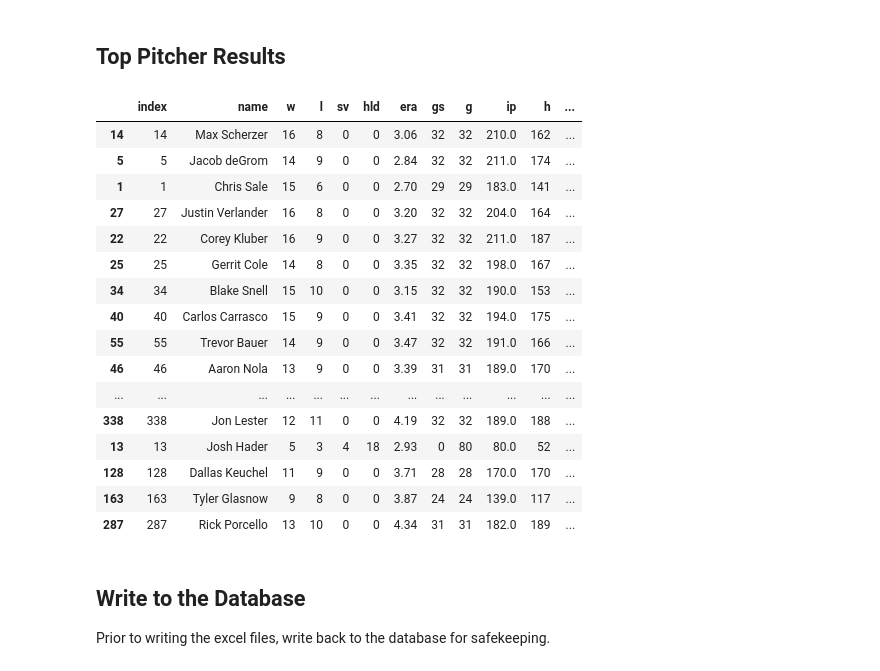
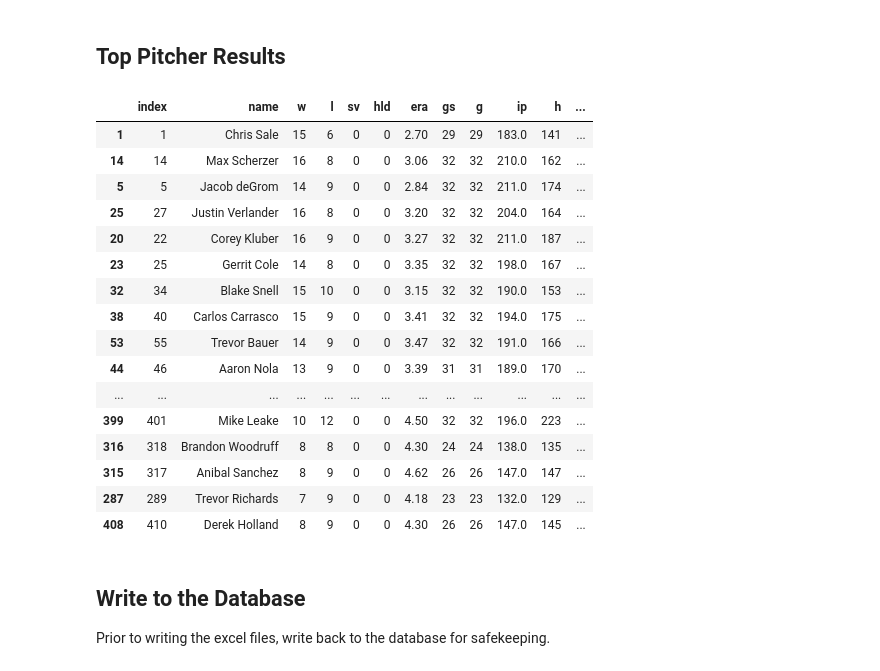
Before and after one commit to zmsy/notebooks, a Jupyter notebook: Player Z-scores.ipynb, the cells around one changed output. Saved outputs shown, nothing was run; the diff lists cells and outputs as text; code cells hidden in the pictures.

Commit message:
add some filters for noise on relief pitchers

```diff
--- a/Player Z-scores.ipynb
+++ b/Player Z-scores.ipynb
@@ -58,8 +59,8 @@ For each of the players, we calculate a z-score based on how they compare to the
 - After each is totaled, the z-scores are totaled and then z-scored again to make a single number. This is done so that we can compare pitchers and batters into the same chart.
 # %%
 # read in information from postgres
-dfp = pd.read_sql("select * from fantasy.pitchers_projections_depth_charts", conn)
-dfb = pd.read_sql("select * from fantasy.batters_projections_depth_charts", conn)
+dfp = pd.read_sql("select * from fantasy.pitchers_projections_depth_charts where ip > 0.0", conn)
+dfb = pd.read_sql("select * from fantasy.batters_projections_depth_charts where pa > 50", conn)
 # %%
 # create any calculated columns necessary
 dfb['k_pct'] = dfb['so'] / dfb['ab']
@@ -69,6 +70,8 @@ dfb['rc'] = dfb['ab'] * dfb['obp'] * dfb['slg']
 # https://yourfantasyjoe.blogspot.com/2010/02/projecting-quality-starts.html
 # xQS = GS * (.4650115 - (ERA * .0872381) + ((IP/GS) * .0746775))
 dfp['qs'] = dfp['gs'] * (0.4650115 - (dfp['era'] * 0.0872381) + ((dfp['ip']/dfp['gs']) * .0746775))
+dfp.fillna(value={'qs': 0.0}, inplace=True)
+print()
 # %%
 # thresholds for batters and pitchers
 MINIMUM_INNINGS_PITCHED = 100
@@ -94,7 +97,8 @@ dfp_score_cols = {
     "so": {"dir": 1, "weight": 1.0},
     "whip": {"dir": -1, "weight": 1.5},
     "k-9": {"dir": 1, "weight": 1.3},
-    "qs": {"dir": 1, "weight": 1.0}
+    "qs": {"dir": 1, "weight": 1.0},
+    "gs": {"dir": 1, "weight": 0.35}
 }
 dfb_weight = 1.0
 dfp_weight = 0.88
@@ -188,25 +192,25 @@ dfb.head(50)
 ## Top Pitcher Results
 # %%
 ## Top Pitchers
-dfp.head(50)
+dfp.head(100)
 # %% [output]
 |  | index | name | w | l | sv | hld | era | gs | g | ip | h | ... |
+| 1 | 1 | Chris Sale | 15 | 6 | 0 | 0 | 2.70 | 29 | 29 | 183.0 | 141 | ... |
 | 14 | 14 | Max Scherzer | 16 | 8 | 0 | 0 | 3.06 | 32 | 32 | 210.0 | 162 | ... |
 | 5 | 5 | Jacob deGrom | 14 | 9 | 0 | 0 | 2.84 | 32 | 32 | 211.0 | 174 | ... |
-| 1 | 1 | Chris Sale | 15 | 6 | 0 | 0 | 2.70 | 29 | 29 | 183.0 | 141 | ... |
-| 27 | 27 | Justin Verlander | 16 | 8 | 0 | 0 | 3.20 | 32 | 32 | 204.0 | 164 | ... |
-| 22 | 22 | Corey Kluber | 16 | 9 | 0 | 0 | 3.27 | 32 | 32 | 211.0 | 187 | ... |
-| 25 | 25 | Gerrit Cole | 14 | 8 | 0 | 0 | 3.35 | 32 | 32 | 198.0 | 167 | ... |
-| 34 | 34 | Blake Snell | 15 | 10 | 0 | 0 | 3.15 | 32 | 32 | 190.0 | 153 | ... |
-| 40 | 40 | Carlos Carrasco | 15 | 9 | 0 | 0 | 3.41 | 32 | 32 | 194.0 | 175 | ... |
-| 55 | 55 | Trevor Bauer | 14 | 9 | 0 | 0 | 3.47 | 32 | 32 | 191.0 | 166 | ... |
-| 46 | 46 | Aaron Nola | 13 | 9 | 0 | 0 | 3.39 | 31 | 31 | 189.0 | 170 | ... |
+| 25 | 27 | Justin Verlander | 16 | 8 | 0 | 0 | 3.20 | 32 | 32 | 204.0 | 164 | ... |
+| 20 | 22 | Corey Kluber | 16 | 9 | 0 | 0 | 3.27 | 32 | 32 | 211.0 | 187 | ... |
+| 23 | 25 | Gerrit Cole | 14 | 8 | 0 | 0 | 3.35 | 32 | 32 | 198.0 | 167 | ... |
+| 32 | 34 | Blake Snell | 15 | 10 | 0 | 0 | 3.15 | 32 | 32 | 190.0 | 153 | ... |
+| 38 | 40 | Carlos Carrasco | 15 | 9 | 0 | 0 | 3.41 | 32 | 32 | 194.0 | 175 | ... |
+| 53 | 55 | Trevor Bauer | 14 | 9 | 0 | 0 | 3.47 | 32 | 32 | 191.0 | 166 | ... |
+| 44 | 46 | Aaron Nola | 13 | 9 | 0 | 0 | 3.39 | 31 | 31 | 189.0 | 170 | ... |
 | ... | ... | ... | ... | ... | ... | ... | ... | ... | ... | ... | ... | ... |
-| 338 | 338 | Jon Lester | 12 | 11 | 0 | 0 | 4.19 | 32 | 32 | 189.0 | 188 | ... |
-| 13 | 13 | Josh Hader | 5 | 3 | 4 | 18 | 2.93 | 0 | 80 | 80.0 | 52 | ... |
-| 128 | 128 | Dallas Keuchel | 11 | 9 | 0 | 0 | 3.71 | 28 | 28 | 170.0 | 170 | ... |
-| 163 | 163 | Tyler Glasnow | 9 | 8 | 0 | 0 | 3.87 | 24 | 24 | 139.0 | 117 | ... |
-| 287 | 287 | Rick Porcello | 13 | 10 | 0 | 0 | 4.34 | 31 | 31 | 182.0 | 189 | ... |
+| 399 | 401 | Mike Leake | 10 | 12 | 0 | 0 | 4.50 | 32 | 32 | 196.0 | 223 | ... |
+| 316 | 318 | Brandon Woodruff | 8 | 8 | 0 | 0 | 4.30 | 24 | 24 | 138.0 | 135 | ... |
+| 315 | 317 | Anibal Sanchez | 8 | 9 | 0 | 0 | 4.62 | 26 | 26 | 147.0 | 147 | ... |
+| 287 | 289 | Trevor Richards | 7 | 9 | 0 | 0 | 4.18 | 23 | 23 | 132.0 | 129 | ... |
+| 408 | 410 | Derek Holland | 8 | 9 | 0 | 0 | 4.30 | 26 | 26 | 147.0 | 145 | ... |
 # %% [markdown]
 ## Write to the Database
 
```
Also changed, not shown: parts of 15 cells of this notebook, 2 other files.
